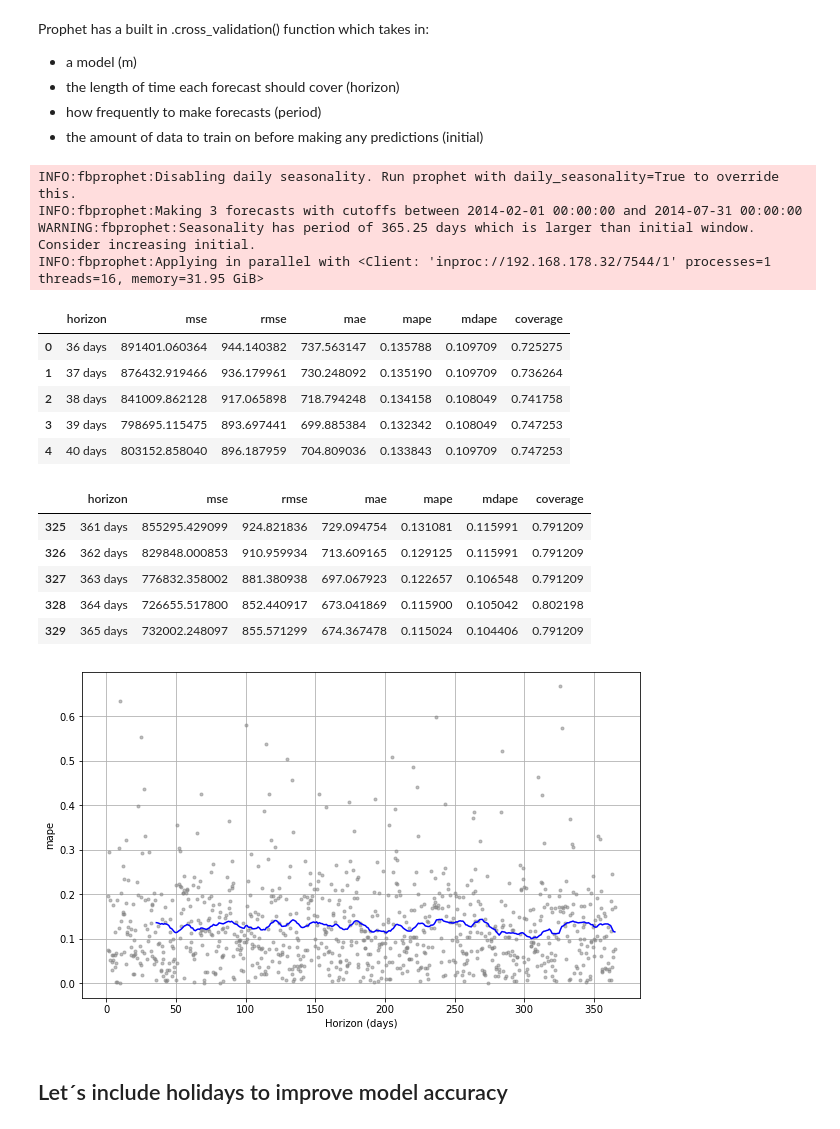
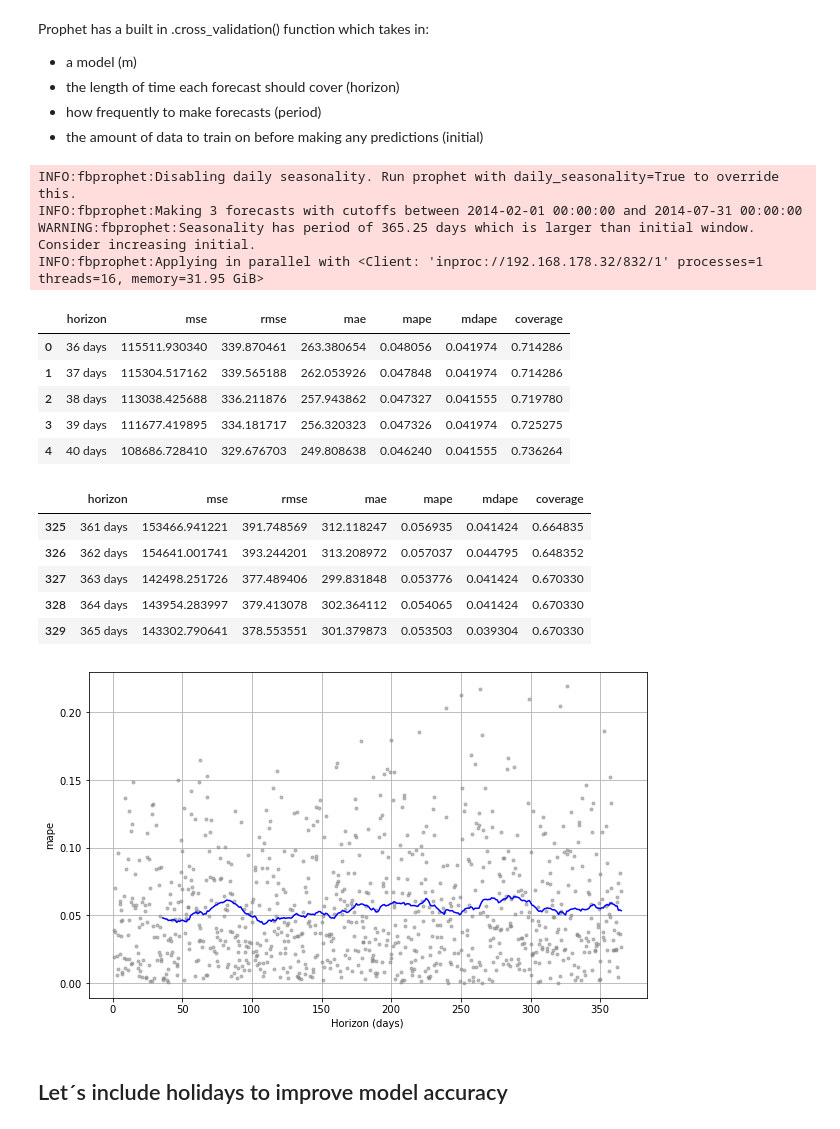
Before and after one commit to Sebastian1981/Time_Series_Sales_Prediction, a Jupyter notebook: ts_sales_prediction_poc.ipynb, the cells around one changed output. Saved outputs shown, nothing was run; the diff lists cells and outputs as text; code cells hidden in the pictures.

Commit message:
add model explainability

```diff
--- a/ts_sales_prediction_poc.ipynb
+++ b/ts_sales_prediction_poc.ipynb
@@ -707,8 +706,3 @@ sales_df.head()
 | 7817 | 10 | 5 | 2013-01-04 | 5114 | 517 | 0 | 0 | 1 | a | ... |
 | 7816 | 10 | 6 | 2013-01-05 | 4256 | 489 | 0 | 0 | 0 | a | ... |
 | 7815 | 10 | 1 | 2013-01-07 | 7804 | 751 | 1 | 0 | 0 | a | ... |
-# %%
-model = Prophet()
-model.add_regressor('Customers')
-model.fit(sales_df)
-future   = model.make_future_dataframe(periods=periods)
@@ -765,0 +709,16 @@ future
+# %%
+# train-test split
+cutoff_day = 365*1
+sales_df_train = sales_df[:cutoff_day]
+sales_df_test = sales_df[cutoff_day:]
+# %%
+# init model
+model = Prophet()
+# add regressors
+model.add_regressor('Customers')
+model.add_regressor('Promo')
+# fit on training data
+model.fit(sales_df_train)
+# forecast on train/test data
+forecast = model.predict(sales_df)
+forecast.head()
@@ -789,16 +792,23 @@ Prophet has a built in .cross_validation() function which takes in:
 - how frequently to make forecasts (period)
 - the amount of data to train on before making any predictions (initial)
 # %%
-def sales_prediction_validate(Store_ID, sales_df, holidays=None):
+def sales_prediction_validate(Store_ID, sales_df, holidays=None, add_features=None):
   # Function that takes in the data frame, storeID, and number of future period forecast
+  # You may wanna pass an array containing hollidays to improve the model
+  # You may wanna pass a list with additional features/regressors to improve the model
   # The function then generates date/sales columns in Prophet format
   # The function then makes time series predictions
 
   sales_df = sales_df[ sales_df['Store'] == Store_ID ]
-  sales_df = sales_df[['Date', 'Sales']].rename(columns = {'Date': 'ds', 'Sales':'y'})
+  sales_df = sales_df.rename(columns = {'Date': 'ds', 'Sales':'y'})
   sales_df = sales_df.sort_values('ds')
 
   model = Prophet(holidays=holidays)
+  # add features
+  if add_features != None:
+    for feat in add_features:
+      model.add_regressor(feat)
+  # fit model
   model.fit(sales_df)
 
   df_cv = cross_validation(model,
@@ -812,25 +822,25 @@ def sales_prediction_validate(Store_ID, sales_df, holidays=None):
   plt.show()
 # %%
 # lets validate the simple model
-sales_prediction_validate(10, sales_train_all_df)
+sales_prediction_validate(10, sales_train_all_df, add_features=['Customers', 'Promo'])
 # %% [output]
 INFO:fbprophet:Disabling daily seasonality. Run prophet with daily_seasonality=True to override this.
 INFO:fbprophet:Making 3 forecasts with cutoffs between 2014-02-01 00:00:00 and 2014-07-31 00:00:00
 WARNING:fbprophet:Seasonality has period of 365.25 days which is larger than initial window. Consider increasing initial.
-INFO:fbprophet:Applying in parallel with <Client: 'inproc://192.168.178.32/7544/1' processes=1 threads=16, memory=31.95 GiB>
+INFO:fbprophet:Applying in parallel with <Client: 'inproc://192.168.178.32/832/1' processes=1 threads=16, memory=31.95 GiB>
 |  | horizon | mse | rmse | mae | mape | mdape | coverage |
-| 0 | 36 days | 891401.060364 | 944.140382 | 737.563147 | 0.135788 | 0.109709 | 0.725275 |
-| 1 | 37 days | 876432.919466 | 936.179961 | 730.248092 | 0.135190 | 0.109709 | 0.736264 |
-| 2 | 38 days | 841009.862128 | 917.065898 | 718.794248 | 0.134158 | 0.108049 | 0.741758 |
-| 3 | 39 days | 798695.115475 | 893.697441 | 699.885384 | 0.132342 | 0.108049 | 0.747253 |
-| 4 | 40 days | 803152.858040 | 896.187959 | 704.809036 | 0.133843 | 0.109709 | 0.747253 |
+| 0 | 36 days | 115511.930340 | 339.870461 | 263.380654 | 0.048056 | 0.041974 | 0.714286 |
+| 1 | 37 days | 115304.517162 | 339.565188 | 262.053926 | 0.047848 | 0.041974 | 0.714286 |
+| 2 | 38 days | 113038.425688 | 336.211876 | 257.943862 | 0.047327 | 0.041555 | 0.719780 |
+| 3 | 39 days | 111677.419895 | 334.181717 | 256.320323 | 0.047326 | 0.041974 | 0.725275 |
+| 4 | 40 days | 108686.728410 | 329.676703 | 249.808638 | 0.046240 | 0.041555 | 0.736264 |
 |  | horizon | mse | rmse | mae | mape | mdape | coverage |
-| 325 | 361 days | 855295.429099 | 924.821836 | 729.094754 | 0.131081 | 0.115991 | 0.791209 |
-| 326 | 362 days | 829848.000853 | 910.959934 | 713.609165 | 0.129125 | 0.115991 | 0.791209 |
-| 327 | 363 days | 776832.358002 | 881.380938 | 697.067923 | 0.122657 | 0.106548 | 0.791209 |
-| 328 | 364 days | 726655.517800 | 852.440917 | 673.041869 | 0.115900 | 0.105042 | 0.802198 |
-| 329 | 365 days | 732002.248097 | 855.571299 | 674.367478 | 0.115024 | 0.104406 | 0.791209 |
+| 325 | 361 days | 153466.941221 | 391.748569 | 312.118247 | 0.056935 | 0.041424 | 0.664835 |
+| 326 | 362 days | 154641.001741 | 393.244201 | 313.208972 | 0.057037 | 0.044795 | 0.648352 |
+| 327 | 363 days | 142498.251726 | 377.489406 | 299.831848 | 0.053776 | 0.041424 | 0.670330 |
+| 328 | 364 days | 143954.283997 | 379.413078 | 302.364112 | 0.054065 | 0.041424 | 0.670330 |
+| 329 | 365 days | 143302.790641 | 378.553551 | 301.379873 | 0.053503 | 0.039304 | 0.670330 |
-[figure, old version]
+[figure, new version]
 # %% [markdown]
 ## Let´s include holidays to improve model accuracy
 # %% [markdown]
```
Also changed, not shown: parts of 15 cells of this notebook.
